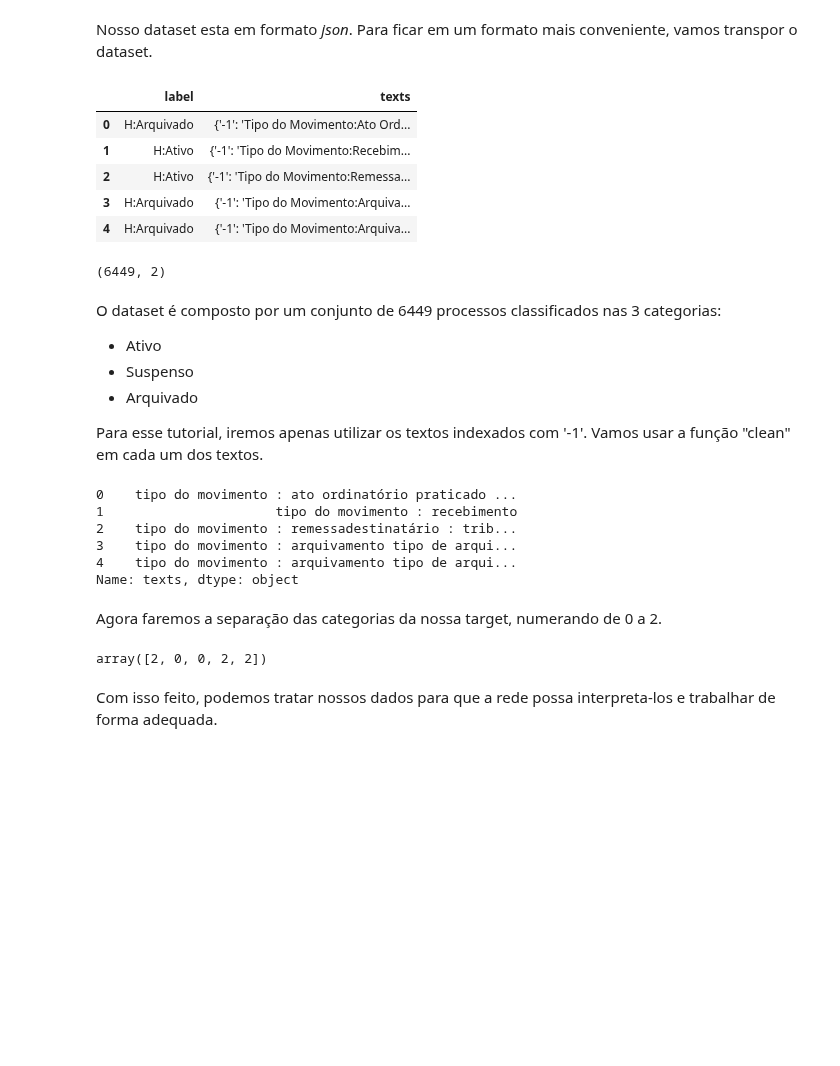
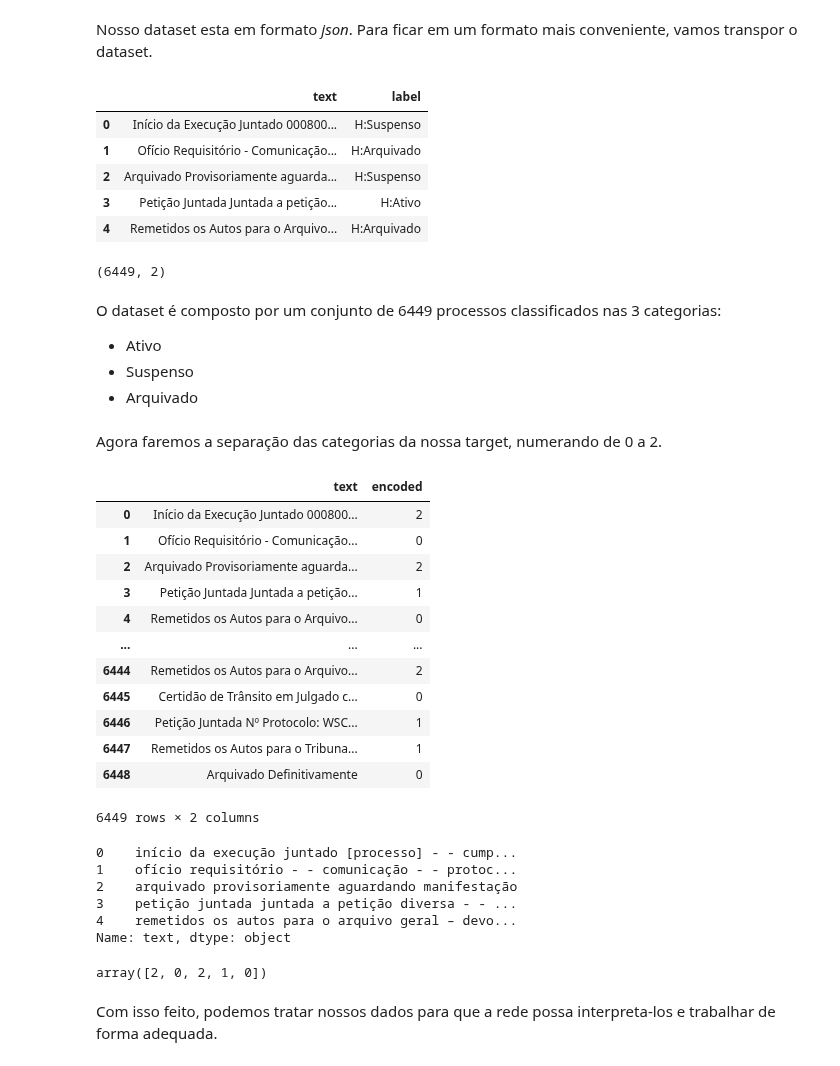
Before and after one commit to legalnlp21/legalnlp, a Jupyter notebook: demo/Word2Vec/Word2Vec_TUTORIAL.ipynb, the cells around one changed output. Drawn from its saved outputs; the diff is of its cells as text; code cells hidden in the pictures; blank space fills up the shorter version.

```diff
--- a/demo/Word2Vec/Word2Vec_TUTORIAL.ipynb
+++ b/demo/Word2Vec/Word2Vec_TUTORIAL.ipynb
@@ -235,15 +221,16 @@ Célula de comando para fazer o download do modelo Word2Vec pré-treinado.
 # %% [markdown]
 Nosso dataset esta em formato *json*. Para ficar em um formato mais conveniente, vamos transpor o dataset.
 # %%
-df = pd.read_json("https://github.com/legalnlp21/legalnlp/blob/main/demo/Word2Vec/labeled.json?raw=true").transpose()
+df=pd.read_csv('https://raw.githubusercontent.com/legalnlp21/legalnlp/main/demo/data_base.csv')
+df.drop(columns=['Unnamed: 0'],inplace=True)
 df.head()
 # %% [output]
-|  | label | texts |
-| 0 | H:Arquivado | {'-1': 'Tipo do Movimento:Ato Ord... |
-| 1 | H:Ativo | {'-1': 'Tipo do Movimento:Recebim... |
-| 2 | H:Ativo | {'-1': 'Tipo do Movimento:Remessa... |
-| 3 | H:Arquivado | {'-1': 'Tipo do Movimento:Arquiva... |
-| 4 | H:Arquivado | {'-1': 'Tipo do Movimento:Arquiva... |
+|  | text | label |
+| 0 | Início da Execução Juntado 000800... | H:Suspenso |
+| 1 | Ofício Requisitório - Comunicação... | H:Arquivado |
+| 2 | Arquivado Provisoriamente aguarda... | H:Suspenso |
+| 3 | Petição Juntada Juntada a petição... | H:Ativo |
+| 4 | Remetidos os Autos para o Arquivo... | H:Arquivado |
 # %%
 df.shape
 # %% [output]
@@ -253,19 +240,5 @@ O dataset é composto por um conjunto de 6449 processos classificados nas 3 cate
 * Ativo
 * Suspenso
 * Arquivado
-
-Para esse tutorial, iremos apenas utilizar os textos indexados com '-1'. Vamos usar a função "clean" em cada um dos textos.
-# %%
-from legalnlp.clean_functions import *
-X_textos = df.texts[:].apply(lambda dict: clean(dict['-1']))
-
-X_textos.head()
-# %% [output]
-0    tipo do movimento : ato ordinatório praticado ...
-1                      tipo do movimento : recebimento
-2    tipo do movimento : remessadestinatário : trib...
-3    tipo do movimento : arquivamento tipo de arqui...
-4    tipo do movimento : arquivamento tipo de arqui...
-Name: texts, dtype: object
 # %% [markdown]
 Agora faremos a separação das categorias da nossa target, numerando de 0 a 2.
@@ -278,7 +245,38 @@ labels = np.array(df.label[:].apply(converte_label))
-# %%
-labels[:5]
-# %% [output]
-array([2, 0, 0, 2, 2])
+# %%
+encoder = LabelEncoder()
+encoder.fit(df['label'])
+df['encoded'] = encoder.transform(df['label'])
+df.drop(columns=['label'], inplace = True)
+df
+# %% [output]
+|  | text | encoded |
+| 0 | Início da Execução Juntado 000800... | 2 |
+| 1 | Ofício Requisitório - Comunicação... | 0 |
+| 2 | Arquivado Provisoriamente aguarda... | 2 |
+| 3 | Petição Juntada Juntada a petição... | 1 |
+| 4 | Remetidos os Autos para o Arquivo... | 0 |
+| ... | ... | ... |
+| 6444 | Remetidos os Autos para o Arquivo... | 2 |
+| 6445 | Certidão de Trânsito em Julgado c... | 0 |
+| 6446 | Petição Juntada Nº Protocolo: WSC... | 1 |
+| 6447 | Remetidos os Autos para o Tribuna... | 1 |
+| 6448 | Arquivado Definitivamente | 0 |
+6449 rows × 2 columns
+# %%
+X_textos = df['text'].apply(clean)
+X_textos.head(5)
+# %% [output]
+0    início da execução juntado [processo] - - cump...
+1    ofício requisitório - - comunicação - - protoc...
+2    arquivado provisoriamente aguardando manifestação
+3    petição juntada juntada a petição diversa - - ...
+4    remetidos os autos para o arquivo geral – devo...
+Name: text, dtype: object
+# %%
+labels = np.array(df['encoded'])
+labels[:5]
+# %% [output]
+array([2, 0, 2, 1, 0])
 # %% [markdown]
 Com isso feito, podemos tratar nossos dados para que a rede possa interpreta-los e trabalhar de forma adequada.
 # %% [markdown]
```
Also changed, not shown: parts of 30 cells of this notebook.
